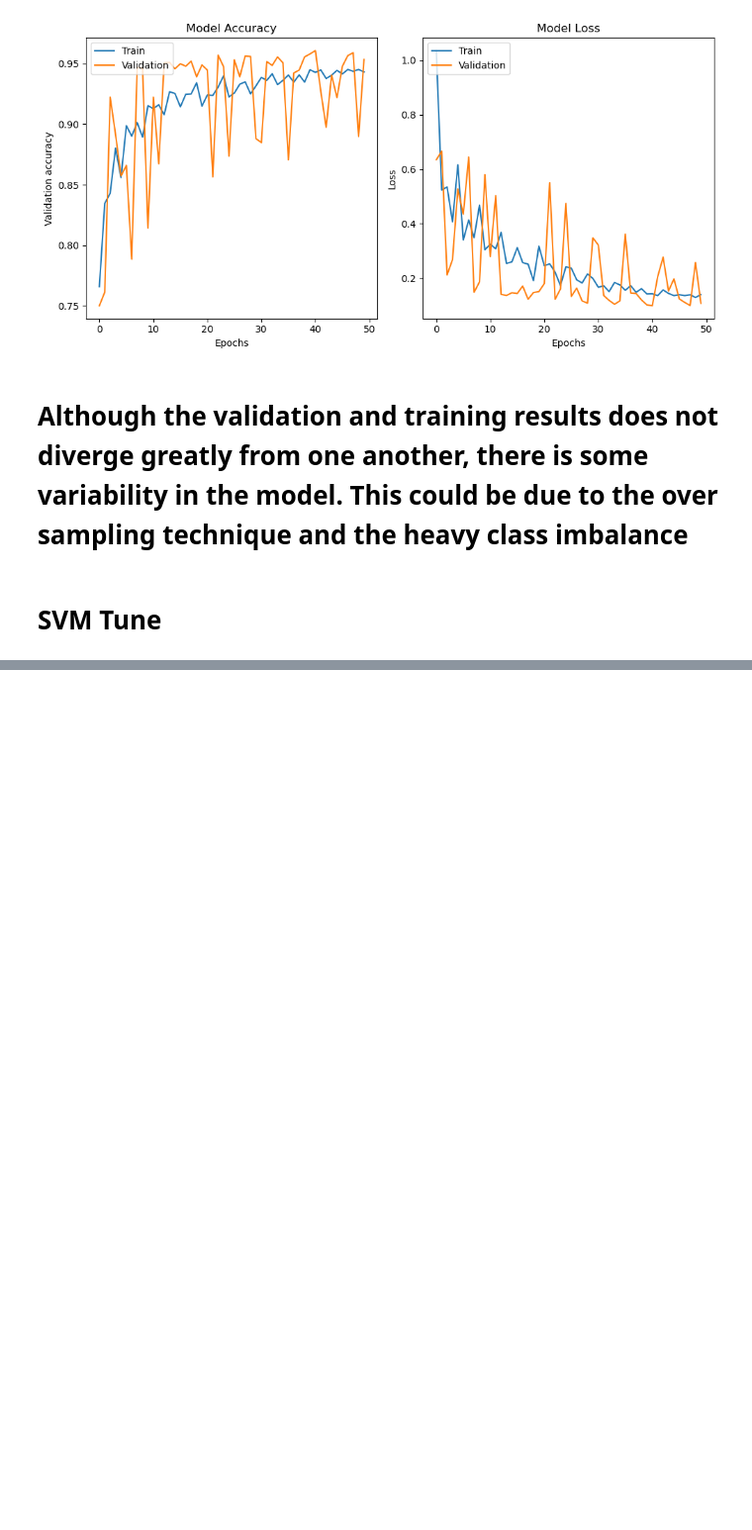
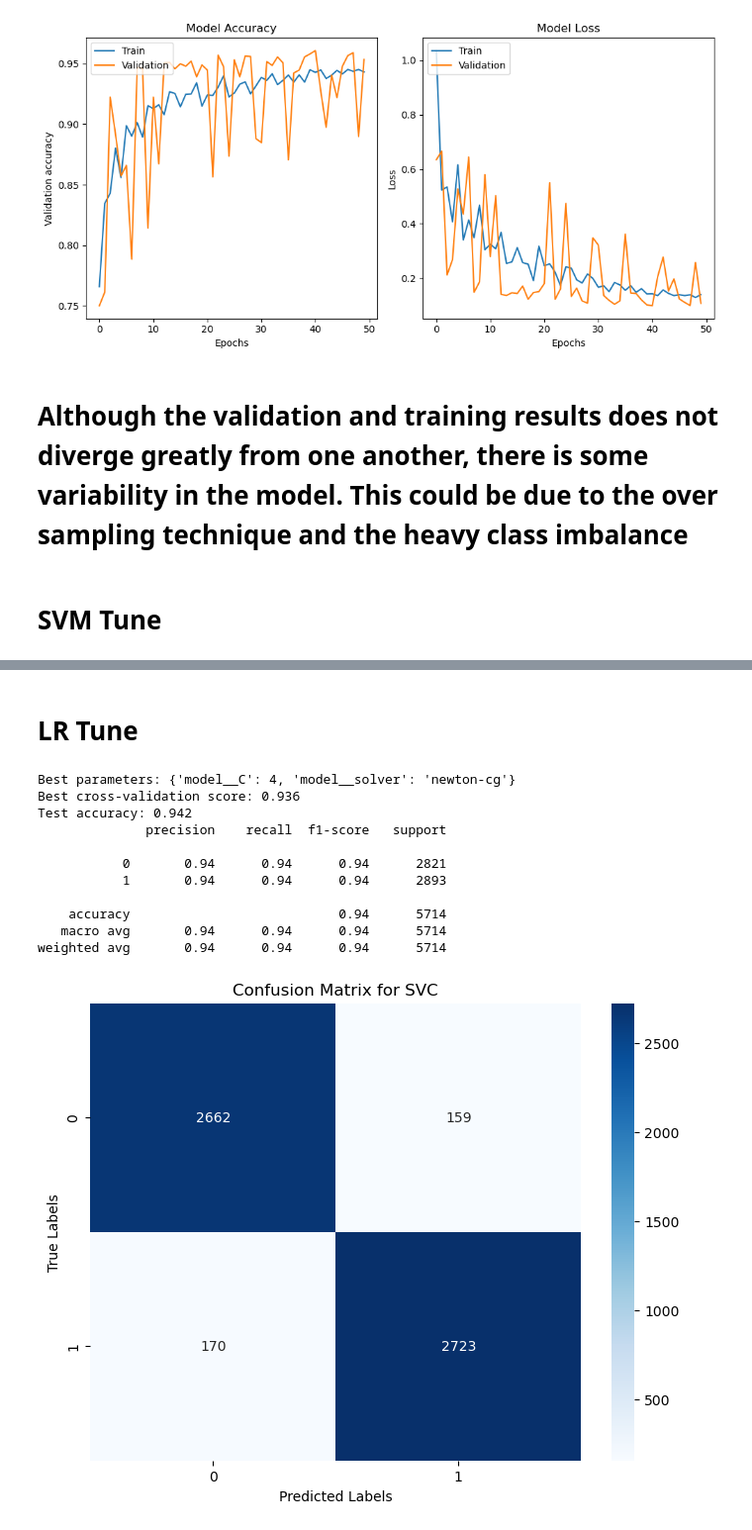
Before and after one commit to MaukanMir/Machine-Learning-Failure-Classification, a Jupyter notebook: training.ipynb, the cells around one changed output, grey strips where cells are left out. Shown at 99% size. Saved outputs shown, nothing was run; the diff lists cells and outputs as text; code cells hidden in the pictures; blank space fills up the shorter version.

Commit message:
added new models

```diff
--- a/training.ipynb
+++ b/training.ipynb
@@ -574,0 +653,17 @@ svm_tune_grid_search(X_bl, y_bl)
+# %% [markdown]
+# LR Tune
+# %%
+logistic_regression_tune_cv(X_bl, y_bl)
+# %% [output]
+Best parameters: {'model__C': 4, 'model__solver': 'newton-cg'}
+Best cross-validation score: 0.936
+Test accuracy: 0.942
+              precision    recall  f1-score   support
+
+           0       0.94      0.94      0.94      2821
+           1       0.94      0.94      0.94      2893
+
+    accuracy                           0.94      5714
+   macro avg       0.94      0.94      0.94      5714
+weighted avg       0.94      0.94      0.94      5714
+[figure, added]
```
Also changed, not shown: parts of 4 cells of this notebook.
